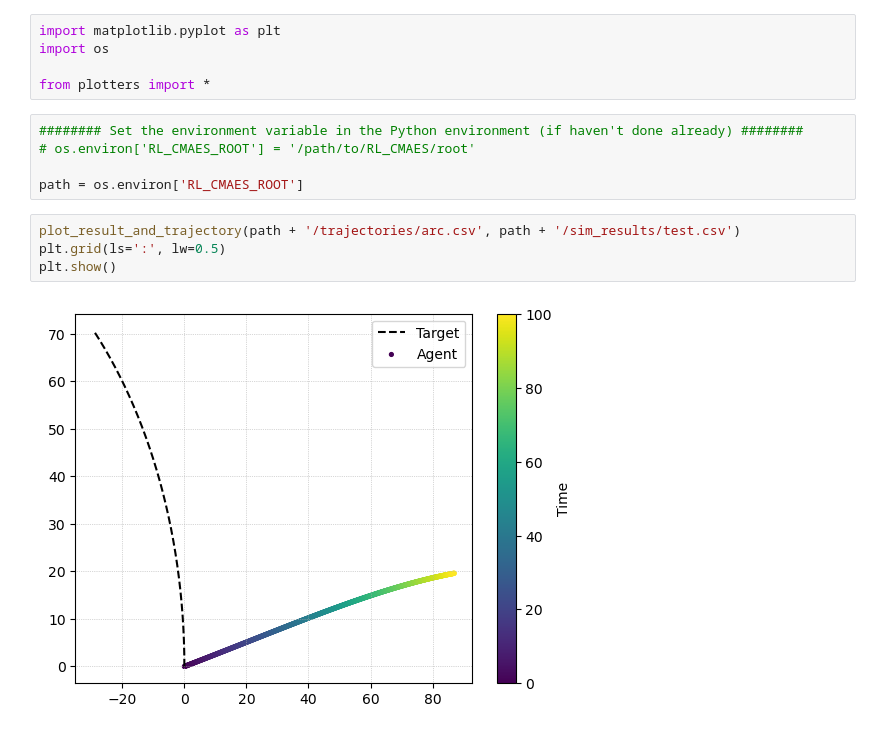
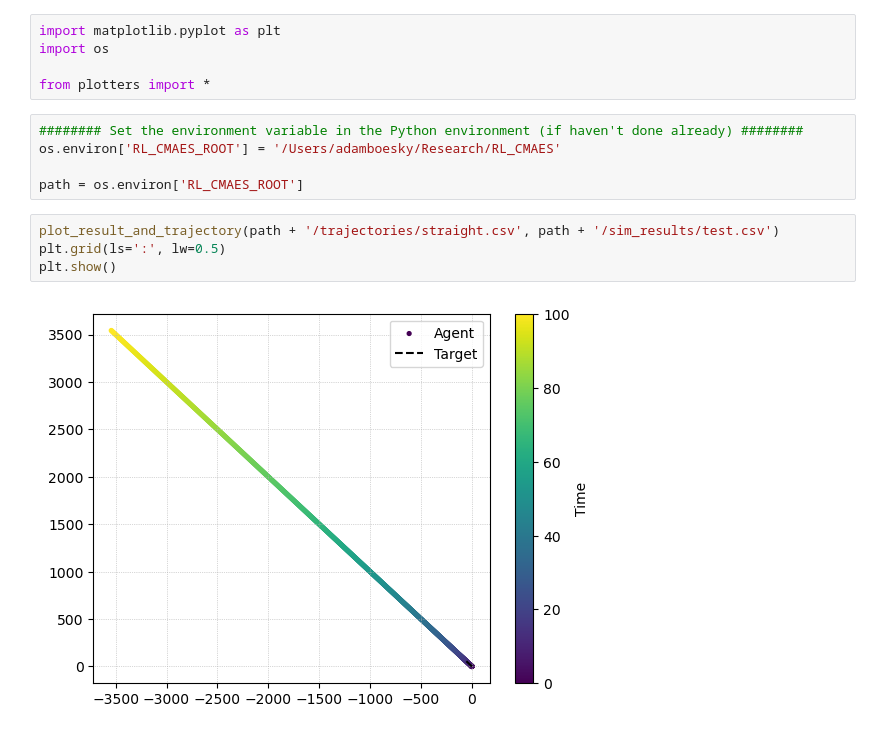
Before and after one commit to Adam-Boesky/RL_CMAES, a Jupyter notebook: Analysis/analysis.ipynb, the cells around one changed output. Saved outputs shown, nothing was run; the diff lists cells and outputs as text.

Commit message:
Fix the trajectory stuff

```diff
--- a/Analysis/analysis.ipynb
+++ b/Analysis/analysis.ipynb
@@ -5,15 +5,15 @@ import os
 from plotters import *
 # %%
 ######## Set the environment variable in the Python environment (if haven't done already) ########
-# os.environ['RL_CMAES_ROOT'] = '/path/to/RL_CMAES/root'
+os.environ['RL_CMAES_ROOT'] = '/Users/adamboesky/Research/RL_CMAES'
 
 path = os.environ['RL_CMAES_ROOT']
 # %%
-plot_result_and_trajectory(path + '/trajectories/arc.csv', path + '/sim_results/test.csv')
+plot_result_and_trajectory(path + '/trajectories/straight.csv', path + '/sim_results/test.csv')
 plt.grid(ls=':', lw=0.5)
 plt.show()
 # %% [output]
-[figure, old version]
+[figure, new version]
 # %%
 plot_trajectory(path + '/trajectories/arc.csv')
 
```
Also changed, not shown: parts of 2 cells of this notebook, 6 other files.
